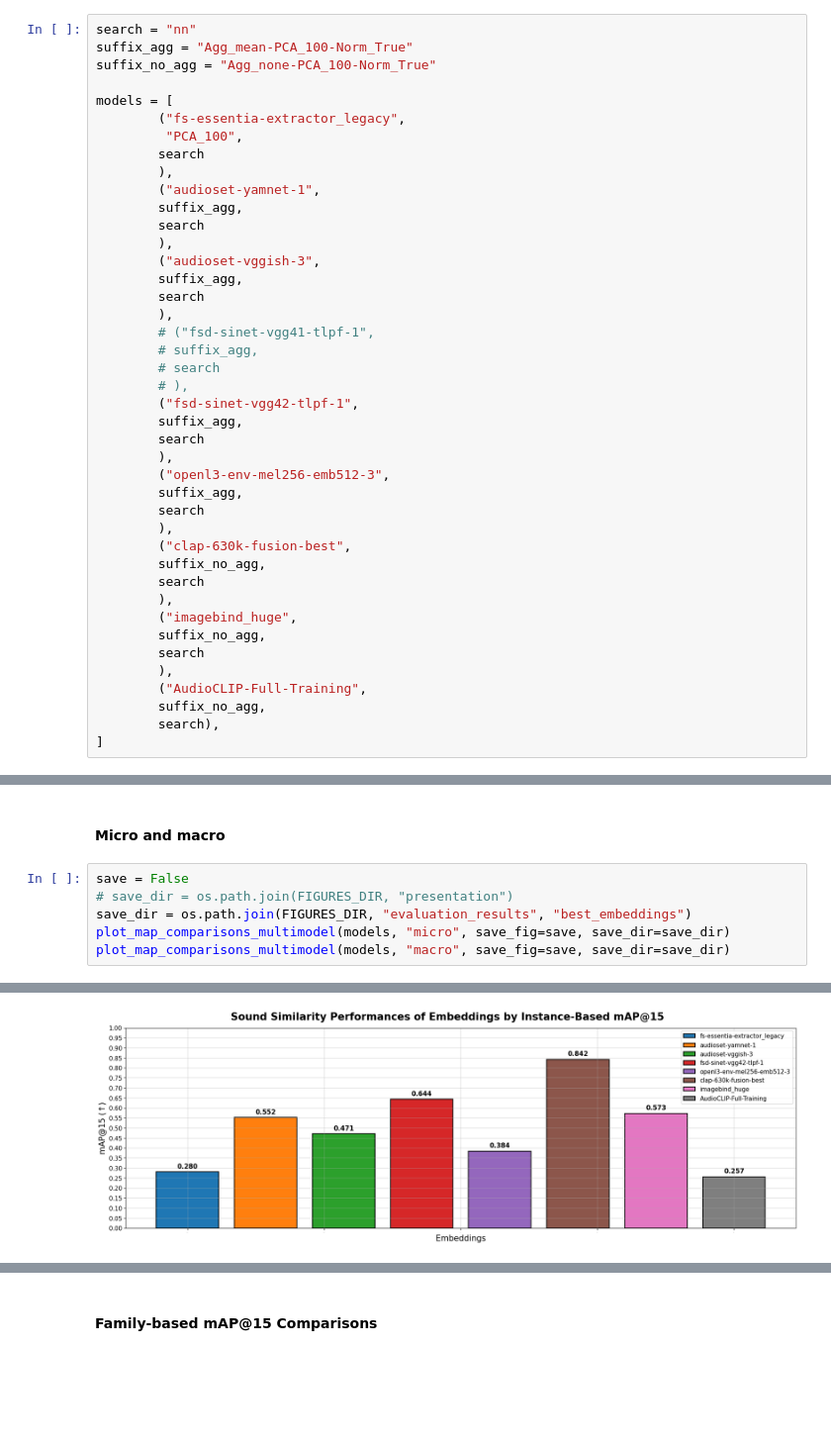
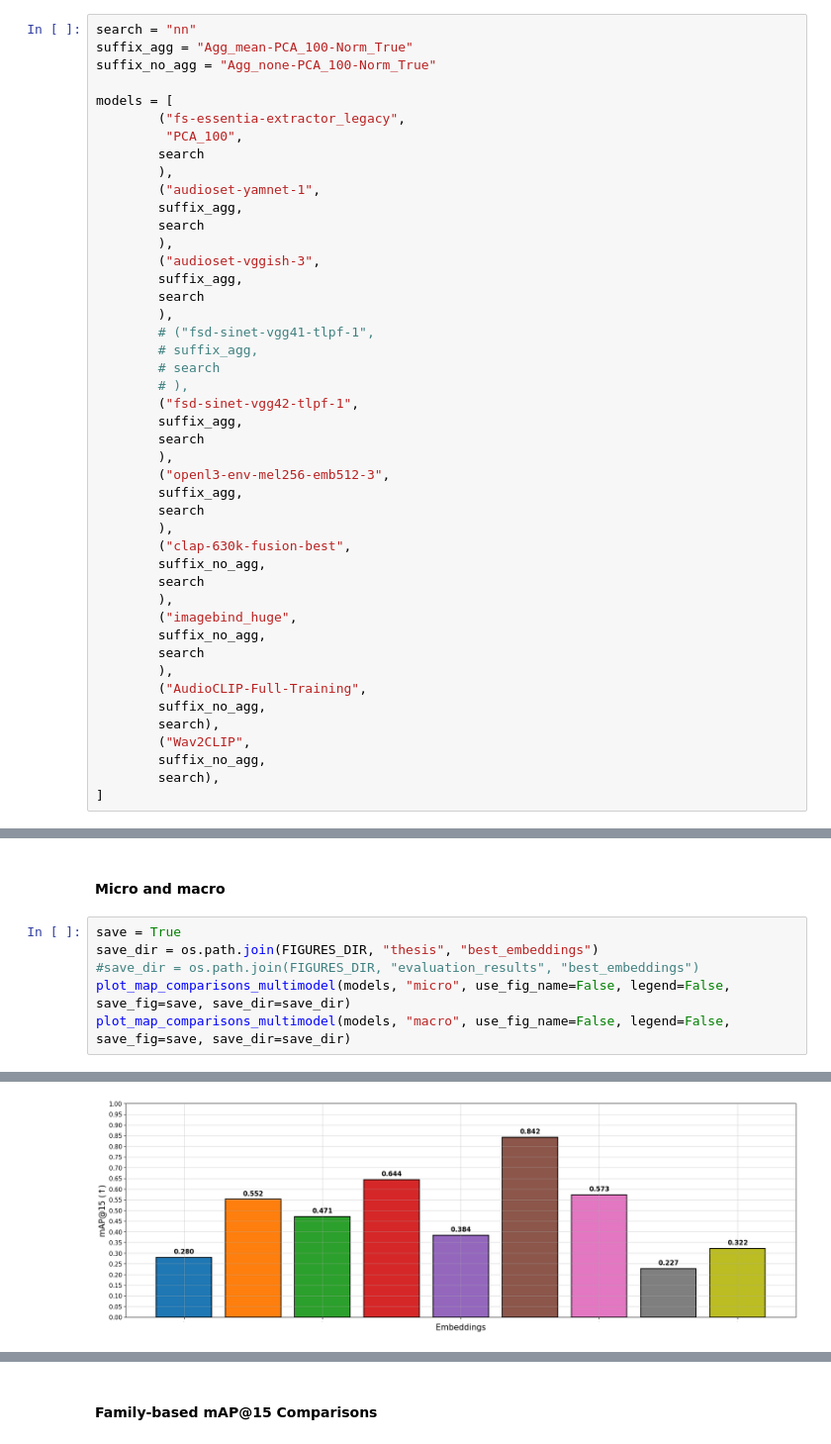
Before and after one commit to raraz15/semantic-sound-similarity, a Jupyter notebook: code/notebooks/metrics_plot.ipynb, the cells around one changed output, grey strips where cells are left out. Shown at 99% size. Drawn from its saved outputs; the diff is of its cells as text; blank space fills up the shorter version.

```diff
--- a/code/notebooks/metrics_plot.ipynb
+++ b/code/notebooks/metrics_plot.ipynb
@@ -62,6 +59,9 @@ models = [
         ("AudioCLIP-Full-Training",
         suffix_no_agg,
         search),
+        ("Wav2CLIP",
+        suffix_no_agg,
+        search),
 ]
 # %% [markdown]
 ## Compare Best Models
@@ -70,9 +70,9 @@ models = [
 # %% [markdown]
 #### Micro and macro
 # %%
-save = False
-# save_dir = os.path.join(FIGURES_DIR, "presentation")
-save_dir = os.path.join(FIGURES_DIR, "evaluation_results", "best_embeddings")
-plot_map_comparisons_multimodel(models, "micro", save_fig=save, save_dir=save_dir)
-plot_map_comparisons_multimodel(models, "macro", save_fig=save, save_dir=save_dir)
+save = True
+save_dir = os.path.join(FIGURES_DIR, "thesis", "best_embeddings")
+#save_dir = os.path.join(FIGURES_DIR, "evaluation_results", "best_embeddings")
+plot_map_comparisons_multimodel(models, "micro", use_fig_name=False, legend=False, save_fig=save, save_dir=save_dir)
+plot_map_comparisons_multimodel(models, "macro", use_fig_name=False, legend=False, save_fig=save, save_dir=save_dir)
 # %% [output]
@@ -79 +80 @@ plot_map_comparisons_multimodel(models, "macro", save_fig=save, save_dir=save_di
-[figure, old version]
+[figure, new version]
```
Also changed, not shown: parts of 3 cells of this notebook, 1 other file.
